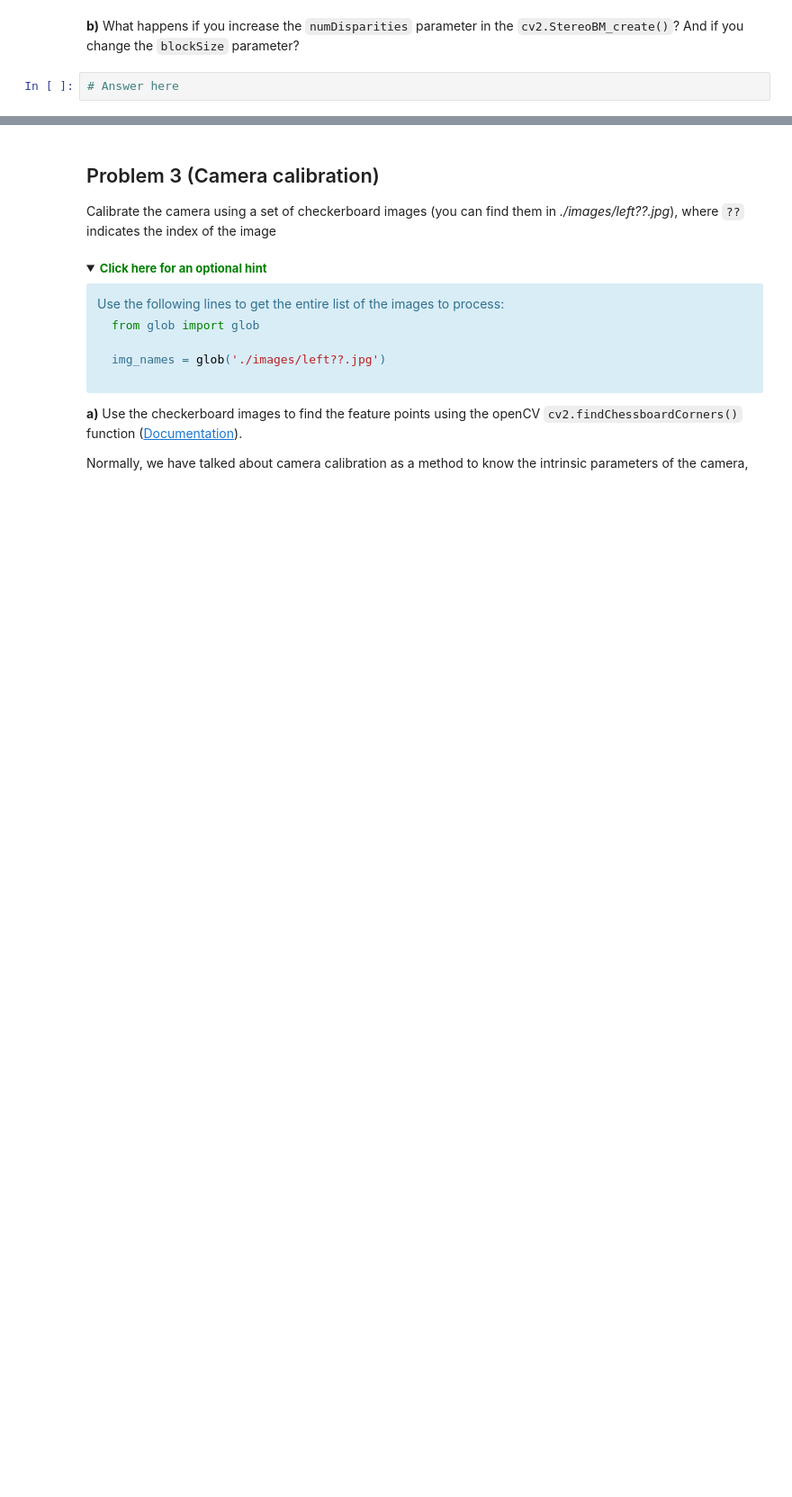
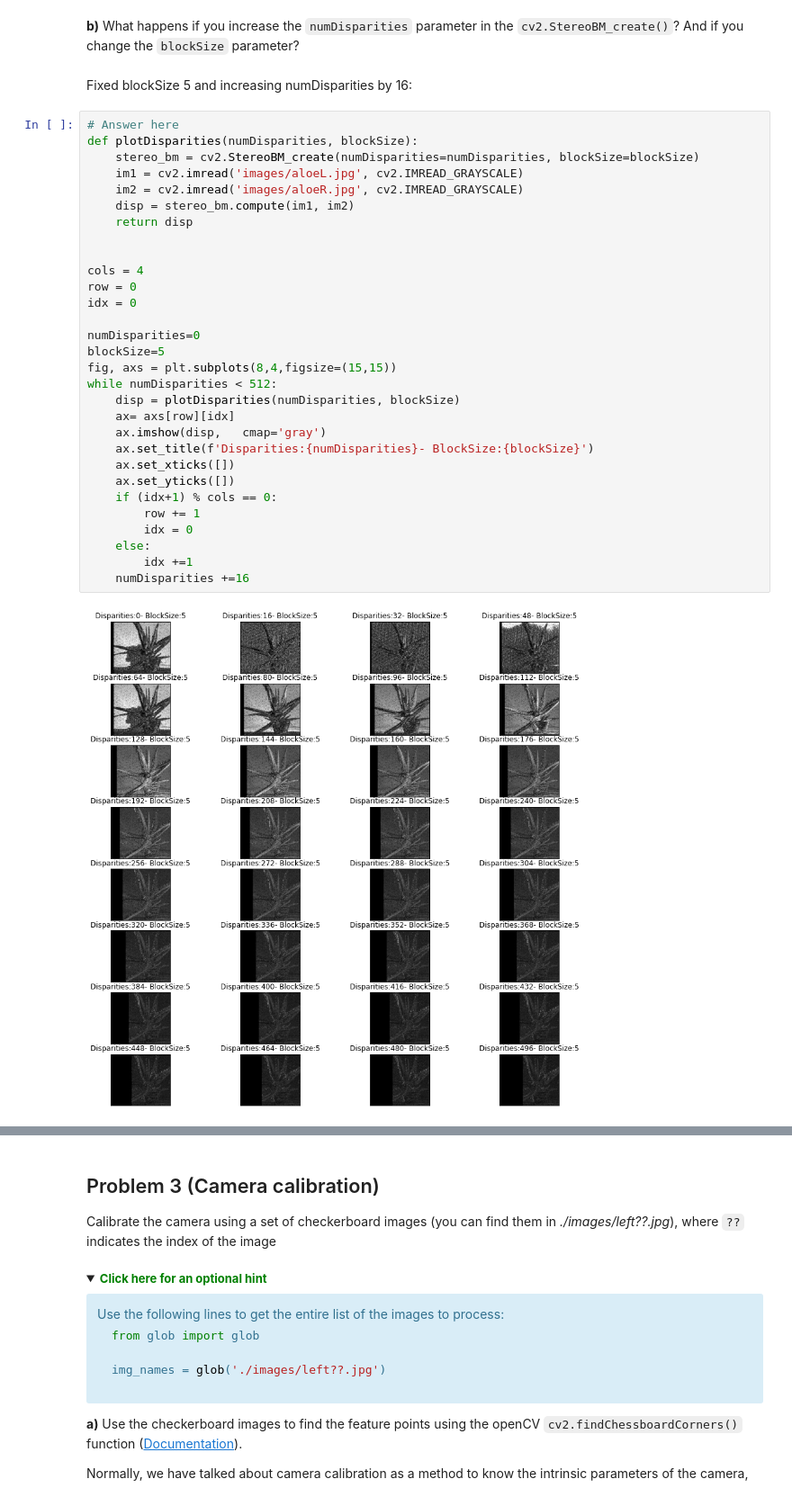
Before and after one commit to asahicantu/uis, a Jupyter notebook: ELE510-Image Processing and computer vision/Assignments/Assignment 7/LABexc7-ELE510-2021.ipynb, the cells around one changed output, grey strips where cells are left out. Shown at 90% size. Drawn from its saved outputs; the diff is of its cells as text; folded sections open; blank space fills up the shorter version.

```diff
--- a/ELE510-Image Processing and computer vision/Assignments/Assignment 7/LABexc7-ELE510-2021.ipynb
+++ b/ELE510-Image Processing and computer vision/Assignments/Assignment 7/LABexc7-ELE510-2021.ipynb
@@ -74,5 +109,37 @@ Find the disparity map between the following images: **./images/aloeL.jpg** and
 
 
 **b)** What happens if you increase the `numDisparities` parameter in the `cv2.StereoBM_create()`? And if you change the `blockSize` parameter?
-# %%
-# Answer here
+# %% [markdown]
+Fixed blockSize 5 and increasing numDisparities by 16:
+# %%
+# Answer here
+def plotDisparities(numDisparities, blockSize):
+    stereo_bm = cv2.StereoBM_create(numDisparities=numDisparities, blockSize=blockSize)
+    im1 = cv2.imread('images/aloeL.jpg', cv2.IMREAD_GRAYSCALE)
+    im2 = cv2.imread('images/aloeR.jpg', cv2.IMREAD_GRAYSCALE)
+    disp = stereo_bm.compute(im1, im2)
+    return disp
+
+
+cols = 4
+row = 0
+idx = 0
+
+numDisparities=0
+blockSize=5
+fig, axs = plt.subplots(8,4,figsize=(15,15))
+while numDisparities < 512:
+    disp = plotDisparities(numDisparities, blockSize)
+    ax= axs[row][idx]
+    ax.imshow(disp,   cmap='gray')
+    ax.set_title(f'Disparities:{numDisparities}- BlockSize:{blockSize}')
+    ax.set_xticks([])
+    ax.set_yticks([])
+    if (idx+1) % cols == 0:
+        row += 1
+        idx = 0
+    else:
+        idx +=1
+    numDisparities +=16
+# %% [output]
+[figure, added]
```
Also changed, not shown: parts of 13 cells of this notebook, 1 other file.
